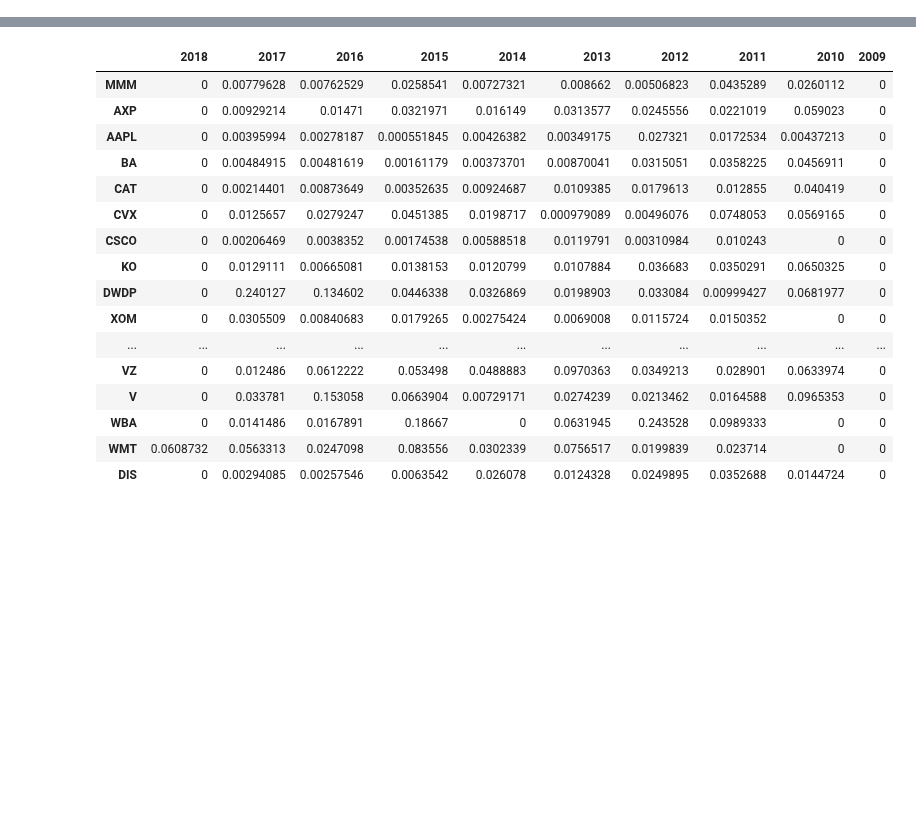
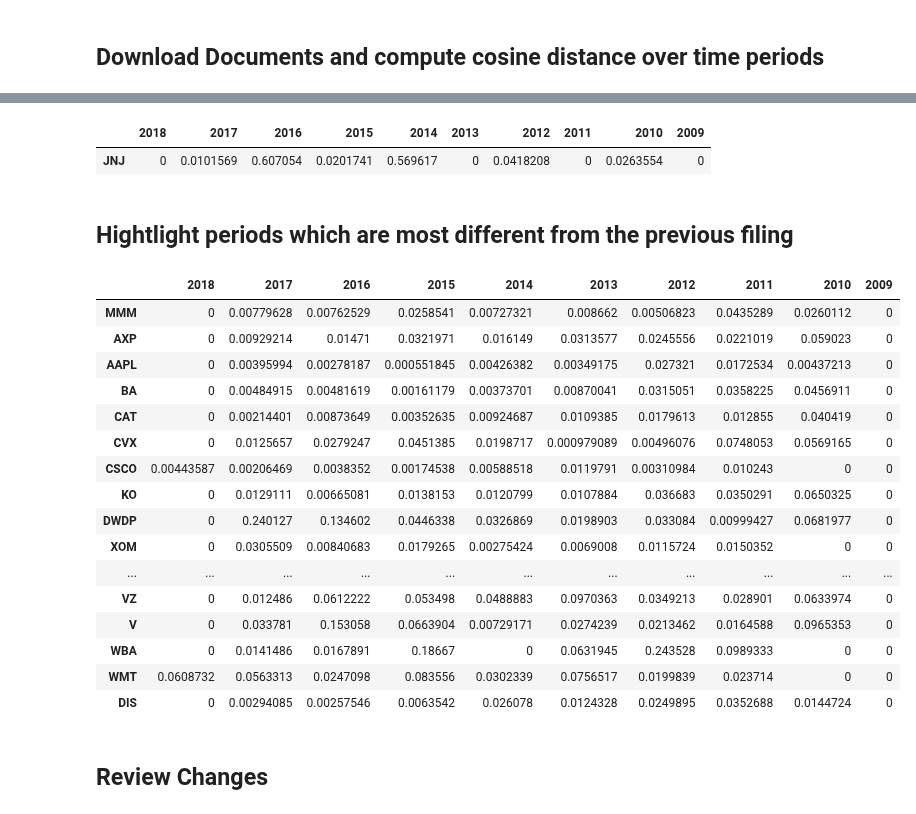
Before and after one commit to calcbench/notebooks, a Jupyter notebook: risk_factor_similarity_and_diffing-tf-idf.ipynb, the cells around one changed output, grey strips where cells are left out. Saved outputs shown, nothing was run; the diff lists cells and outputs as text; code cells hidden in the pictures; blank space fills up the shorter version.

Commit message:
better highlighting

```diff
--- a/risk_factor_similarity_and_diffing-tf-idf.ipynb
+++ b/risk_factor_similarity_and_diffing-tf-idf.ipynb
@@ -25,13 +44,2 @@ def number_normalizer(tokens):
 # %%
 tickers = cb.tickers(index='DJIA')
-# %%
-similarities = []
-for ticker in tickers:
-    risks_2016 = next(cb.document_search(company_identifiers=[ticker], document_name='Risk Factors', year=2016)).get_contents()
-    risks_2015 = next(cb.document_search(company_identifiers=[ticker], document_name='Risk Factors', year=2015)).get_contents()
-    text_2016 = BeautifulSoup(risks_2016, 'html.parser').text
-    text_2015 = BeautifulSoup(risks_2015, 'html.parser').text
-    vectorizer = NumberNormalizingVectorizer(stop_words='english')
-    X = vectorizer.fit_transform([text_2016, text_2015])
-    distance =  cosine(X[0].todense(), X[1].todense())
-    similarities.append({'ticker' : ticker, '2016' : risks_2016, '2015' : risks_2015, 'distance' : distance})
@@ -47,6 +49,8 @@ def pairwise(iterable):
     a, b = itertools.tee(iterable)
     next(b, None)
     return zip(a, b)
+# %% [markdown]
+## Download Documents and compute cosine distance over time periods
 # %%
 diffs = pd.DataFrame(index=tickers, columns=range(2018, 2008, -1))
 for ticker in tqdm_notebook(tickers):
@@ -61,23 +65,44 @@ for ticker in tqdm_notebook(tickers):
         diffs[this_year['fiscal_year']][ticker] = distance
 # %% [output]
 [interactive output not drawn]
-# %%
-diffs.fillna(0).style.background_gradient(cmap='summer')
-# %% [output]
-|  | 2018 | 2017 | 2016 | 2015 | 2014 | 2013 | 2012 | 2011 | 2010 | 2009 |
-| MMM | 0 | 0.00779628 | 0.00762529 | 0.0258541 | 0.00727321 | 0.008662 | 0.00506823 | 0.0435289 | 0.0260112 | 0 |
-| AXP | 0 | 0.00929214 | 0.01471 | 0.0321971 | 0.016149 | 0.0313577 | 0.0245556 | 0.0221019 | 0.059023 | 0 |
-| AAPL | 0 | 0.00395994 | 0.00278187 | 0.000551845 | 0.00426382 | 0.00349175 | 0.027321 | 0.0172534 | 0.00437213 | 0 |
-| BA | 0 | 0.00484915 | 0.00481619 | 0.00161179 | 0.00373701 | 0.00870041 | 0.0315051 | 0.0358225 | 0.0456911 | 0 |
-| CAT | 0 | 0.00214401 | 0.00873649 | 0.00352635 | 0.00924687 | 0.0109385 | 0.0179613 | 0.012855 | 0.040419 | 0 |
-| CVX | 0 | 0.0125657 | 0.0279247 | 0.0451385 | 0.0198717 | 0.000979089 | 0.00496076 | 0.0748053 | 0.0569165 | 0 |
-| CSCO | 0 | 0.00206469 | 0.0038352 | 0.00174538 | 0.00588518 | 0.0119791 | 0.00310984 | 0.010243 | 0 | 0 |
-| KO | 0 | 0.0129111 | 0.00665081 | 0.0138153 | 0.0120799 | 0.0107884 | 0.036683 | 0.0350291 | 0.0650325 | 0 |
-| DWDP | 0 | 0.240127 | 0.134602 | 0.0446338 | 0.0326869 | 0.0198903 | 0.033084 | 0.00999427 | 0.0681977 | 0 |
-| XOM | 0 | 0.0305509 | 0.00840683 | 0.0179265 | 0.00275424 | 0.0069008 | 0.0115724 | 0.0150352 | 0 | 0 |
-| ... | ... | ... | ... | ... | ... | ... | ... | ... | ... | ... |
-| VZ | 0 | 0.012486 | 0.0612222 | 0.053498 | 0.0488883 | 0.0970363 | 0.0349213 | 0.028901 | 0.0633974 | 0 |
-| V | 0 | 0.033781 | 0.153058 | 0.0663904 | 0.00729171 | 0.0274239 | 0.0213462 | 0.0164588 | 0.0965353 | 0 |
-| WBA | 0 | 0.0141486 | 0.0167891 | 0.18667 | 0 | 0.0631945 | 0.243528 | 0.0989333 | 0 | 0 |
-| WMT | 0.0608732 | 0.0563313 | 0.0247098 | 0.083556 | 0.0302339 | 0.0756517 | 0.0199839 | 0.023714 | 0 | 0 |
-| DIS | 0 | 0.00294085 | 0.00257546 | 0.0063542 | 0.026078 | 0.0124328 | 0.0249895 | 0.0352688 | 0.0144724 | 0 |
+# %%
+def background_gradient(s, m, M, cmap='PuBu', low=0, high=0):
+    rng = M - m
+    norm = colors.Normalize(m - (rng * low),
+                            M + (rng * high))
+    normed = norm(s.values)
+    c = [colors.rgb2hex(x) for x in plt.cm.get_cmap(cmap)(normed)]
+    return ['background-color: %s' % color for color in c]
+
+def highlight_largest_diffs(diffs):
+    filled_df = diffs.fillna(0)
+    return filled_df.style.apply(background_gradient, cmap='Reds', m=filled_df.min().min(), M=filled_df.max().max(), low=0, high=2.5)
+# %%
+highlight_largest_diffs(diffs.loc[['JNJ']])
+# %% [output]
+|  | 2018 | 2017 | 2016 | 2015 | 2014 | 2013 | 2012 | 2011 | 2010 | 2009 |
+| JNJ | 0 | 0.0101569 | 0.607054 | 0.0201741 | 0.569617 | 0 | 0.0418208 | 0 | 0.0263554 | 0 |
+# %% [markdown]
+## Hightlight periods which are most different from the previous filing
+# %%
+highlight_largest_diffs(diffs)
+# %% [output]
+|  | 2018 | 2017 | 2016 | 2015 | 2014 | 2013 | 2012 | 2011 | 2010 | 2009 |
+| MMM | 0 | 0.00779628 | 0.00762529 | 0.0258541 | 0.00727321 | 0.008662 | 0.00506823 | 0.0435289 | 0.0260112 | 0 |
+| AXP | 0 | 0.00929214 | 0.01471 | 0.0321971 | 0.016149 | 0.0313577 | 0.0245556 | 0.0221019 | 0.059023 | 0 |
+| AAPL | 0 | 0.00395994 | 0.00278187 | 0.000551845 | 0.00426382 | 0.00349175 | 0.027321 | 0.0172534 | 0.00437213 | 0 |
+| BA | 0 | 0.00484915 | 0.00481619 | 0.00161179 | 0.00373701 | 0.00870041 | 0.0315051 | 0.0358225 | 0.0456911 | 0 |
+| CAT | 0 | 0.00214401 | 0.00873649 | 0.00352635 | 0.00924687 | 0.0109385 | 0.0179613 | 0.012855 | 0.040419 | 0 |
+| CVX | 0 | 0.0125657 | 0.0279247 | 0.0451385 | 0.0198717 | 0.000979089 | 0.00496076 | 0.0748053 | 0.0569165 | 0 |
+| CSCO | 0.00443587 | 0.00206469 | 0.0038352 | 0.00174538 | 0.00588518 | 0.0119791 | 0.00310984 | 0.010243 | 0 | 0 |
+| KO | 0 | 0.0129111 | 0.00665081 | 0.0138153 | 0.0120799 | 0.0107884 | 0.036683 | 0.0350291 | 0.0650325 | 0 |
+| DWDP | 0 | 0.240127 | 0.134602 | 0.0446338 | 0.0326869 | 0.0198903 | 0.033084 | 0.00999427 | 0.0681977 | 0 |
+| XOM | 0 | 0.0305509 | 0.00840683 | 0.0179265 | 0.00275424 | 0.0069008 | 0.0115724 | 0.0150352 | 0 | 0 |
+| ... | ... | ... | ... | ... | ... | ... | ... | ... | ... | ... |
+| VZ | 0 | 0.012486 | 0.0612222 | 0.053498 | 0.0488883 | 0.0970363 | 0.0349213 | 0.028901 | 0.0633974 | 0 |
+| V | 0 | 0.033781 | 0.153058 | 0.0663904 | 0.00729171 | 0.0274239 | 0.0213462 | 0.0164588 | 0.0965353 | 0 |
+| WBA | 0 | 0.0141486 | 0.0167891 | 0.18667 | 0 | 0.0631945 | 0.243528 | 0.0989333 | 0 | 0 |
+| WMT | 0.0608732 | 0.0563313 | 0.0247098 | 0.083556 | 0.0302339 | 0.0756517 | 0.0199839 | 0.023714 | 0 | 0 |
+| DIS | 0 | 0.00294085 | 0.00257546 | 0.0063542 | 0.026078 | 0.0124328 | 0.0249895 | 0.0352688 | 0.0144724 | 0 |
+# %% [markdown]
+## Review Changes
```
Also changed, not shown: parts of 8 cells of this notebook.
